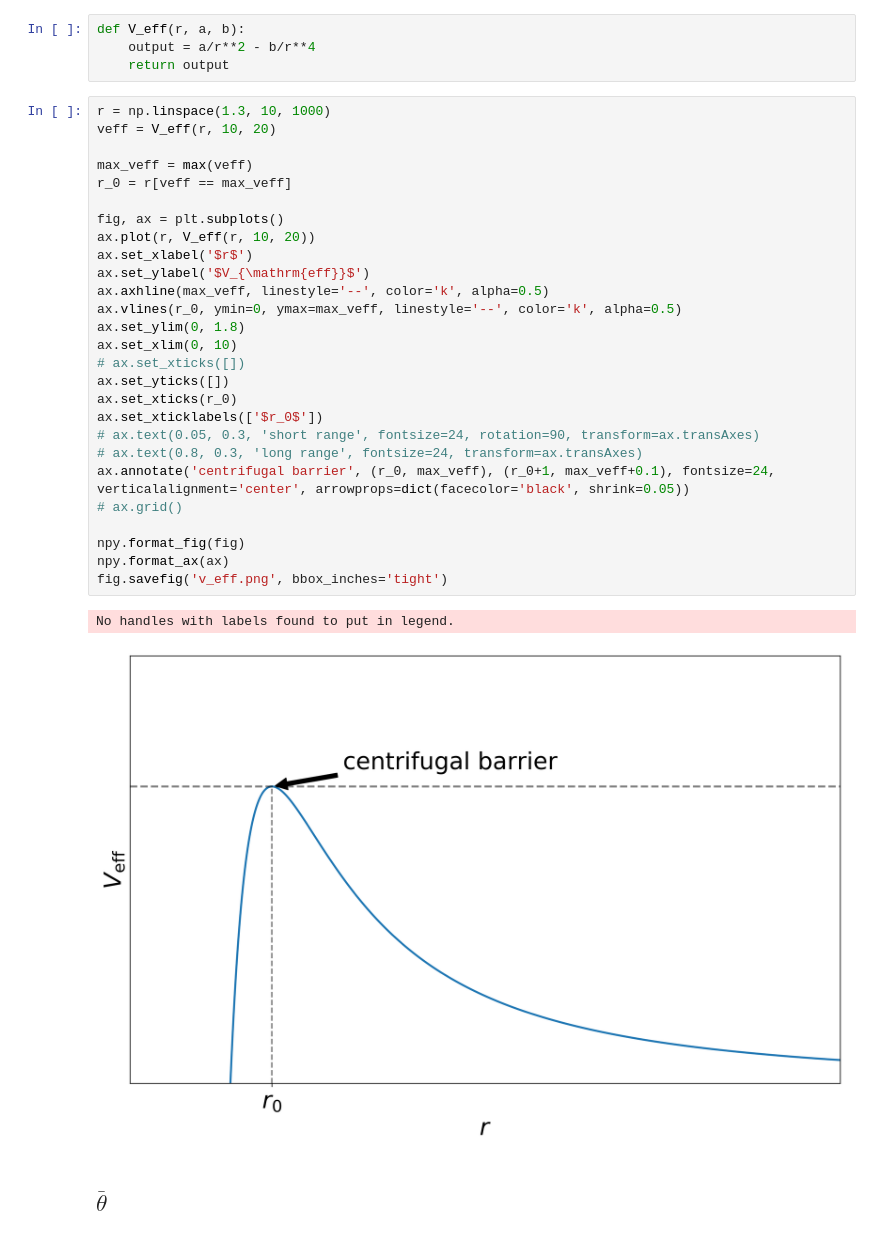
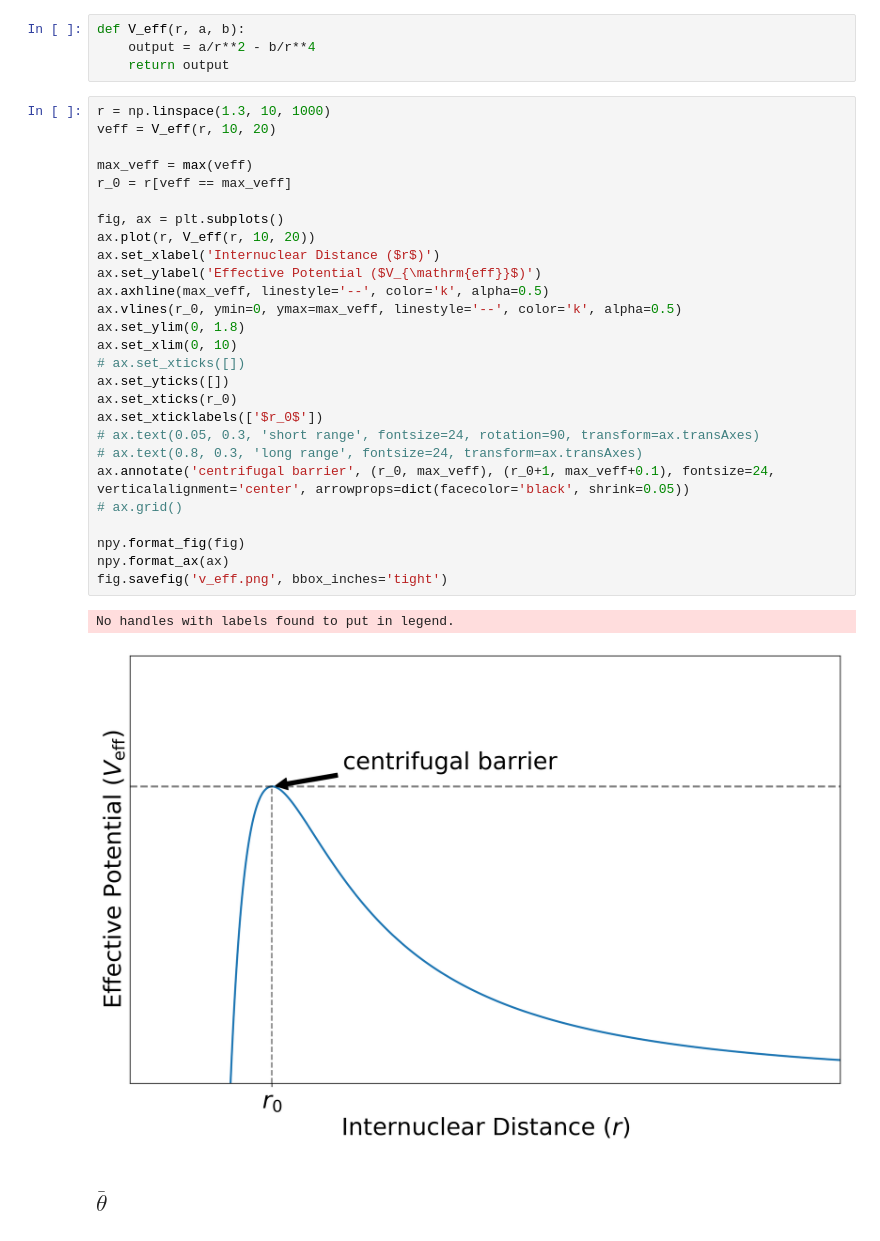
Before and after one commit to gkchen/Thesis, a Jupyter notebook: images/Thesis Plots.ipynb, the cells around one changed output. Cells and saved outputs as stored; diff of their text form.

```diff
--- a/images/Thesis Plots.ipynb
+++ b/images/Thesis Plots.ipynb
@@ -18,33 +18,33 @@ def V_eff(r, a, b):
 # %%
 r = np.linspace(1.3, 10, 1000)
 veff = V_eff(r, 10, 20)
 
 max_veff = max(veff)
 r_0 = r[veff == max_veff]
 
 fig, ax = plt.subplots()
 ax.plot(r, V_eff(r, 10, 20))
-ax.set_xlabel('$r$')
-ax.set_ylabel('$V_{\mathrm{eff}}$')
+ax.set_xlabel('Internuclear Distance ($r$)')
+ax.set_ylabel('Effective Potential ($V_{\mathrm{eff}}$)')
 ax.axhline(max_veff, linestyle='--', color='k', alpha=0.5)
 ax.vlines(r_0, ymin=0, ymax=max_veff, linestyle='--', color='k', alpha=0.5)
 ax.set_ylim(0, 1.8)
 ax.set_xlim(0, 10)
 # ax.set_xticks([])
 ax.set_yticks([])
 ax.set_xticks(r_0)
 ax.set_xticklabels(['$r_0$'])
 # ax.text(0.05, 0.3, 'short range', fontsize=24, rotation=90, transform=ax.transAxes)
 # ax.text(0.8, 0.3, 'long range', fontsize=24, transform=ax.transAxes)
 ax.annotate('centrifugal barrier', (r_0, max_veff), (r_0+1, max_veff+0.1), fontsize=24, verticalalignment='center', arrowprops=dict(facecolor='black', shrink=0.05))
 # ax.grid()
 
 npy.format_fig(fig)
 npy.format_ax(ax)
 fig.savefig('v_eff.png', bbox_inches='tight')
 # %% [output]
 No handles with labels found to put in legend.
-[figure, old version]
+[figure, new version]
 # %% [markdown]
 ## $\bar{\theta}$
 # %%
```
Also changed, not shown: 30 other files.
